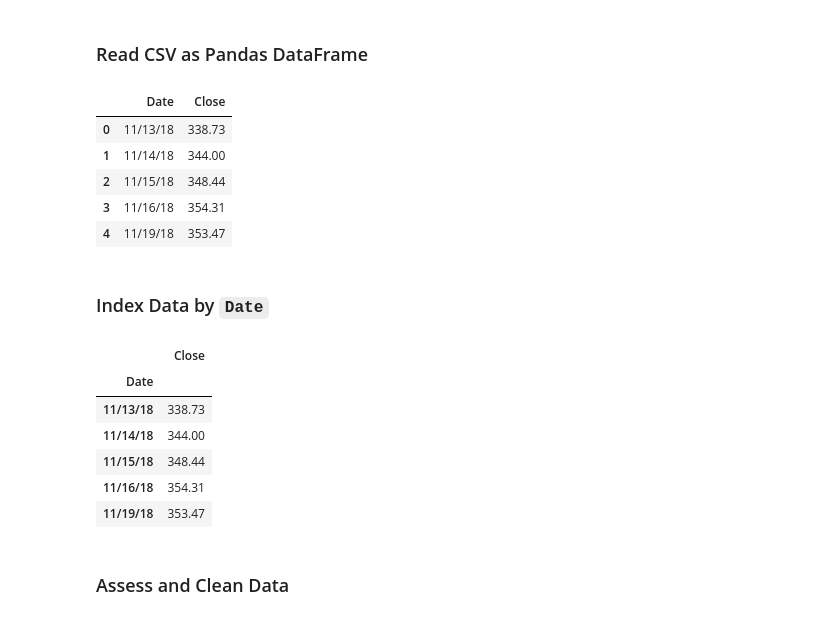
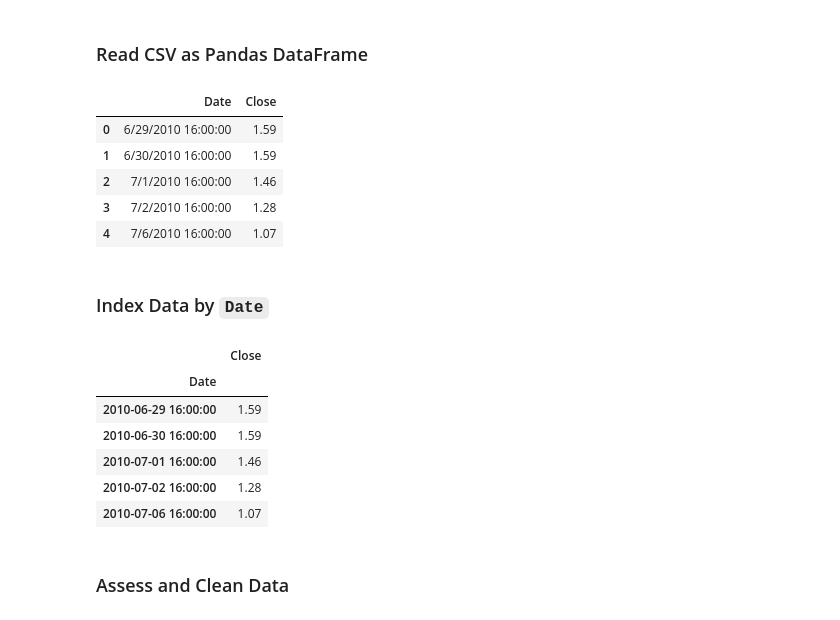
Before and after one commit to seshouan/Modules, a Jupyter notebook: 03-Python-Pandas/3/Activities/03-Stu_Sorting/Unsolved/out_of_sorts.ipynb, the cells around one changed output. Cells and saved outputs as stored; diff of their text form; code cells hidden in the pictures.

```diff
--- a/03-Python-Pandas/3/Activities/03-Stu_Sorting/Unsolved/out_of_sorts.ipynb
+++ b/03-Python-Pandas/3/Activities/03-Stu_Sorting/Unsolved/out_of_sorts.ipynb
@@ -8,30 +8,31 @@ from pathlib import Path
 ### Read CSV as Pandas DataFrame
 # %%
 # Read in csv
-csv_path = Path("../Resources/tsla_google_finance.csv")
+csv_path = Path("../Resources/tsla_new_data.csv")
 tsla_df = pd.read_csv(csv_path)
 tsla_df.head()
 # %% [output]
 |  | Date | Close |
-| 0 | 11/13/18 | 338.73 |
-| 1 | 11/14/18 | 344.00 |
-| 2 | 11/15/18 | 348.44 |
-| 3 | 11/16/18 | 354.31 |
-| 4 | 11/19/18 | 353.47 |
+| 0 | 6/29/2010 16:00:00 | 1.59 |
+| 1 | 6/30/2010 16:00:00 | 1.59 |
+| 2 | 7/1/2010 16:00:00 | 1.46 |
+| 3 | 7/2/2010 16:00:00 | 1.28 |
+| 4 | 7/6/2010 16:00:00 | 1.07 |
 # %% [markdown]
 ### Index Data by `Date`
 # %%
 # Set `Date` as index
-tsla_df.set_index(["Date"], inplace=True)
+tsla_df["Date"]=pd.to_datetime(tsla_df["Date"])
+tsla_df.set_index(["Date"],inplace=True)
 tsla_df.head()
 # %% [output]
 |  | Close |
 | Date |  |
-| 11/13/18 | 338.73 |
-| 11/14/18 | 344.00 |
-| 11/15/18 | 348.44 |
-| 11/16/18 | 354.31 |
-| 11/19/18 | 353.47 |
+| 2010-06-29 16:00:00 | 1.59 |
+| 2010-06-30 16:00:00 | 1.59 |
+| 2010-07-01 16:00:00 | 1.46 |
+| 2010-07-02 16:00:00 | 1.28 |
+| 2010-07-06 16:00:00 | 1.07 |
 # %% [markdown]
 ### Assess and Clean Data
 # %%
```
Also changed, not shown: parts of 5 cells of this notebook, 1 other file.
